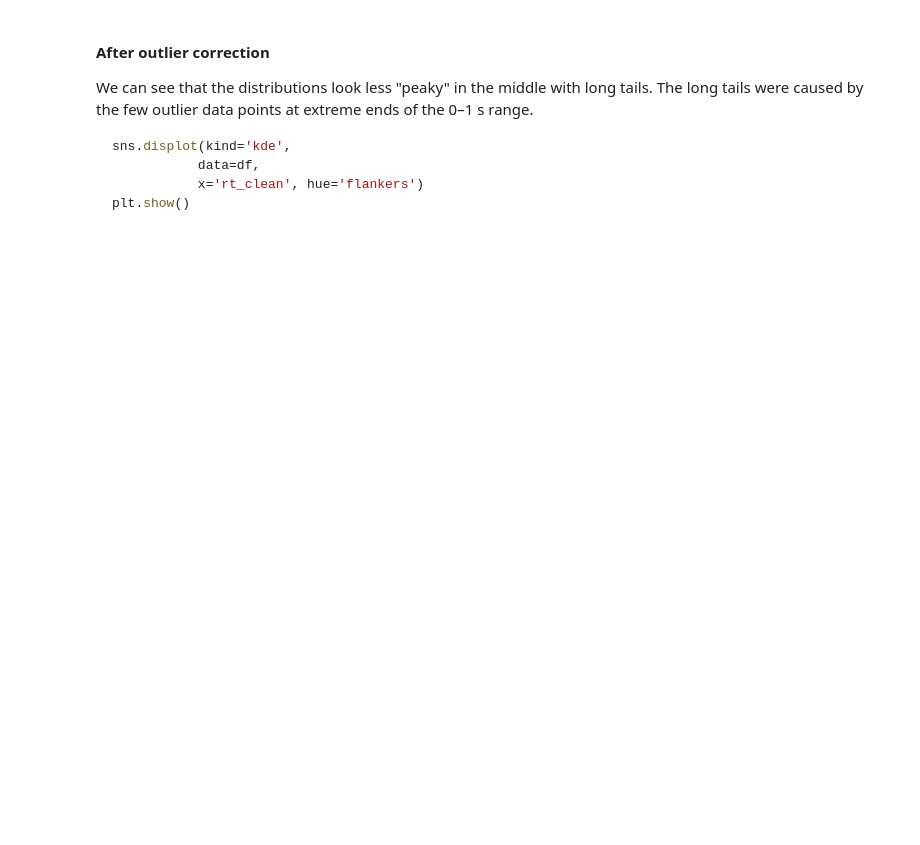
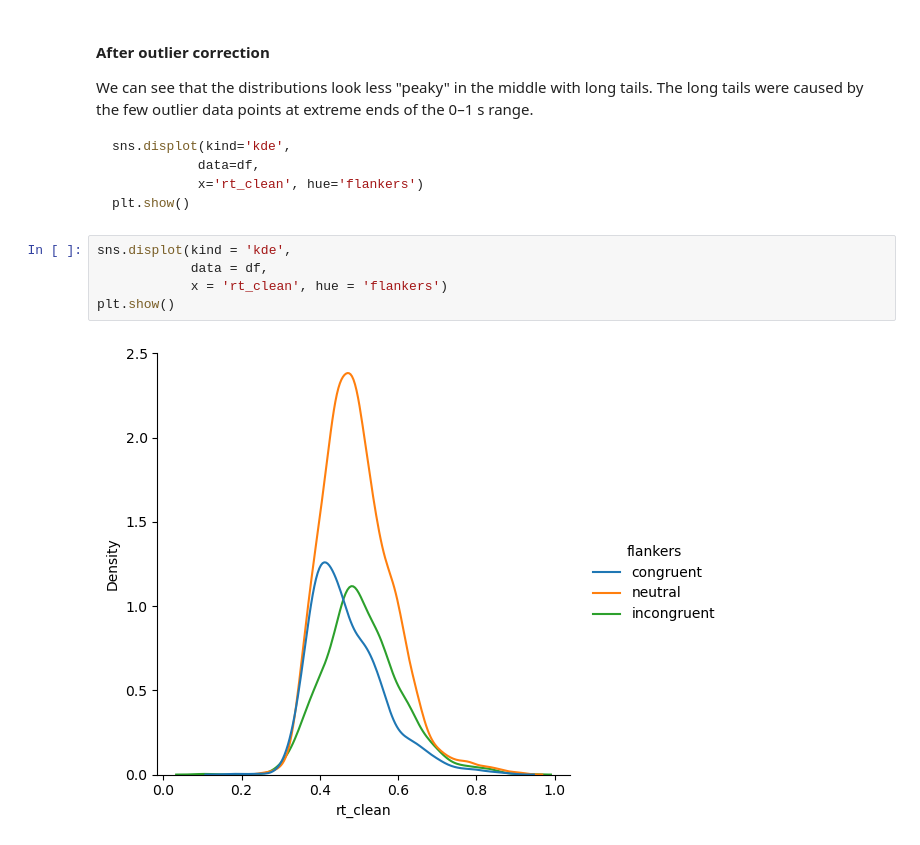
Before and after one commit to mohabdelaziz-CNS/Exploratory-Data-Analysis, a Jupyter notebook: 2 - data_cleaning.ipynb, the cells around one changed output. Drawn from its saved outputs; the diff is of its cells as text; blank space fills up the shorter version.

```diff
--- a/2 - data_cleaning.ipynb
+++ b/2 - data_cleaning.ipynb
@@ -759,3 +957,10 @@ sns.displot(kind='kde',
            x='rt_clean', hue='flankers')
 plt.show()
 ~~~
+# %%
+sns.displot(kind = 'kde',
+            data = df,
+            x = 'rt_clean', hue = 'flankers')
+plt.show()
+# %% [output]
+[figure, added]
```
Also changed, not shown: parts of 20 cells of this notebook.
